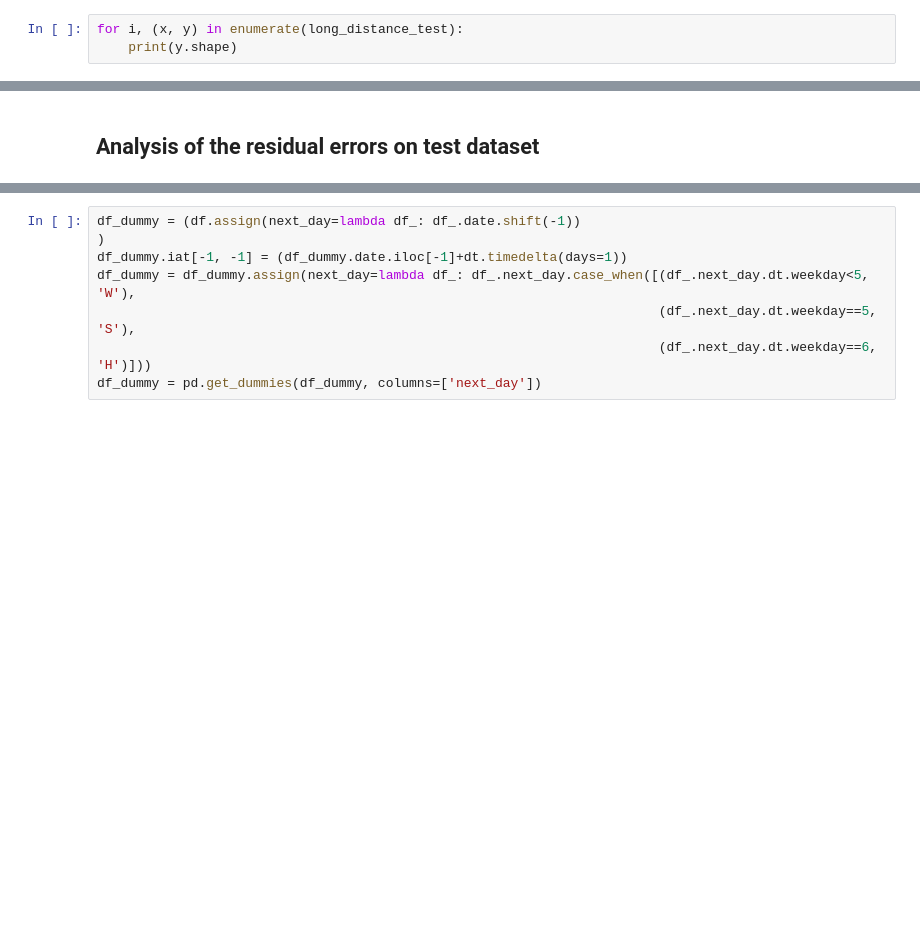
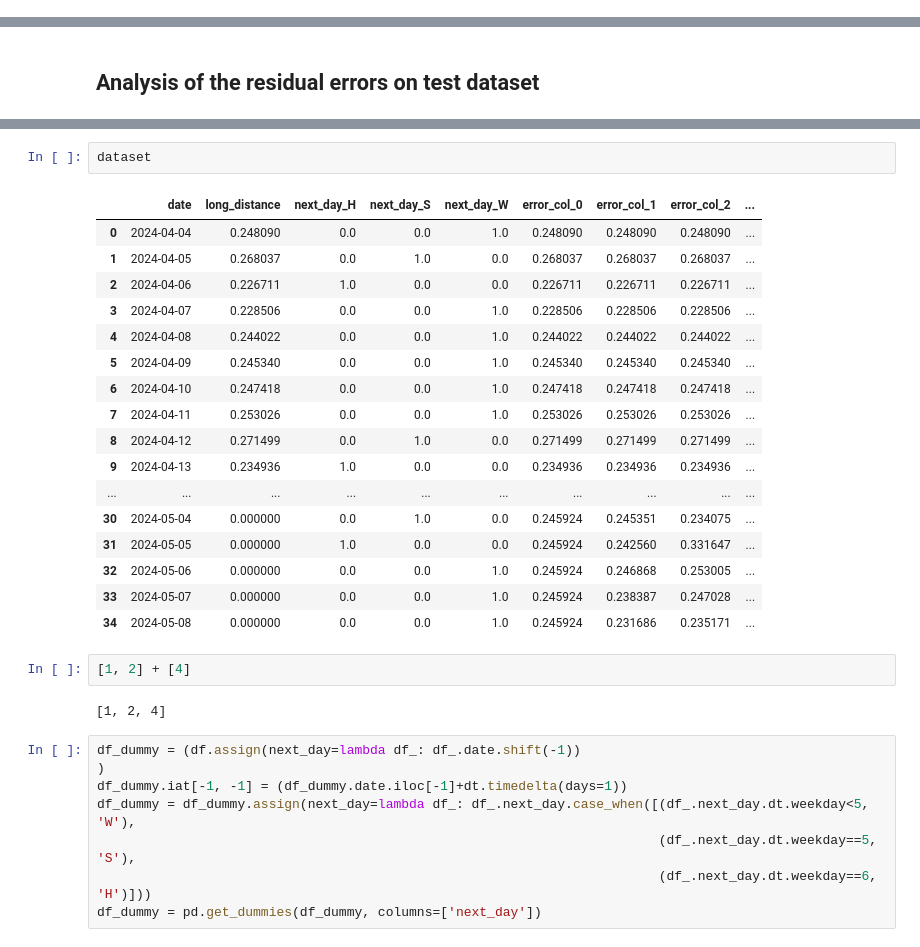
Before and after one commit to Felix-Busse/FinRail-EndToEnd-DataProj., a Jupyter notebook: using_request_and_mysql_db.ipynb, the cells around one changed output, grey strips where cells are left out. Cells and saved outputs as stored; diff of their text form; blank space fills up the shorter version.

```diff
--- a/using_request_and_mysql_db.ipynb
+++ b/using_request_and_mysql_db.ipynb
@@ -350,3 +349,0 @@ long_distance_rnn.evaluate(long_distance_test)
-# %%
-for i, (x, y) in enumerate(long_distance_test):
-    print(y.shape)
@@ -509,4 +549,28 @@ predict_with_errors(commuter_rnn, commuter_test,
 [figure]
+# %%
+dataset
+# %% [output]
+|  | date | long_distance | next_day_H | next_day_S | next_day_W | error_col_0 | error_col_1 | error_col_2 | ... |
+| 0 | 2024-04-04 | 0.248090 | 0.0 | 0.0 | 1.0 | 0.248090 | 0.248090 | 0.248090 | ... |
+| 1 | 2024-04-05 | 0.268037 | 0.0 | 1.0 | 0.0 | 0.268037 | 0.268037 | 0.268037 | ... |
+| 2 | 2024-04-06 | 0.226711 | 1.0 | 0.0 | 0.0 | 0.226711 | 0.226711 | 0.226711 | ... |
+| 3 | 2024-04-07 | 0.228506 | 0.0 | 0.0 | 1.0 | 0.228506 | 0.228506 | 0.228506 | ... |
+| 4 | 2024-04-08 | 0.244022 | 0.0 | 0.0 | 1.0 | 0.244022 | 0.244022 | 0.244022 | ... |
+| 5 | 2024-04-09 | 0.245340 | 0.0 | 0.0 | 1.0 | 0.245340 | 0.245340 | 0.245340 | ... |
+| 6 | 2024-04-10 | 0.247418 | 0.0 | 0.0 | 1.0 | 0.247418 | 0.247418 | 0.247418 | ... |
+| 7 | 2024-04-11 | 0.253026 | 0.0 | 0.0 | 1.0 | 0.253026 | 0.253026 | 0.253026 | ... |
+| 8 | 2024-04-12 | 0.271499 | 0.0 | 1.0 | 0.0 | 0.271499 | 0.271499 | 0.271499 | ... |
+| 9 | 2024-04-13 | 0.234936 | 1.0 | 0.0 | 0.0 | 0.234936 | 0.234936 | 0.234936 | ... |
+| ... | ... | ... | ... | ... | ... | ... | ... | ... | ... |
+| 30 | 2024-05-04 | 0.000000 | 0.0 | 1.0 | 0.0 | 0.245924 | 0.245351 | 0.234075 | ... |
+| 31 | 2024-05-05 | 0.000000 | 1.0 | 0.0 | 0.0 | 0.245924 | 0.242560 | 0.331647 | ... |
+| 32 | 2024-05-06 | 0.000000 | 0.0 | 0.0 | 1.0 | 0.245924 | 0.246868 | 0.253005 | ... |
+| 33 | 2024-05-07 | 0.000000 | 0.0 | 0.0 | 1.0 | 0.245924 | 0.238387 | 0.247028 | ... |
+| 34 | 2024-05-08 | 0.000000 | 0.0 | 0.0 | 1.0 | 0.245924 | 0.231686 | 0.235171 | ... |
+# %%
+[1, 2] + [4]
+# %% [output]
+[1, 2, 4]
 # %%
 df_dummy = (df.assign(next_day=lambda df_: df_.date.shift(-1))
 )
```
Also changed, not shown: parts of 6 cells of this notebook, 21 other files.
